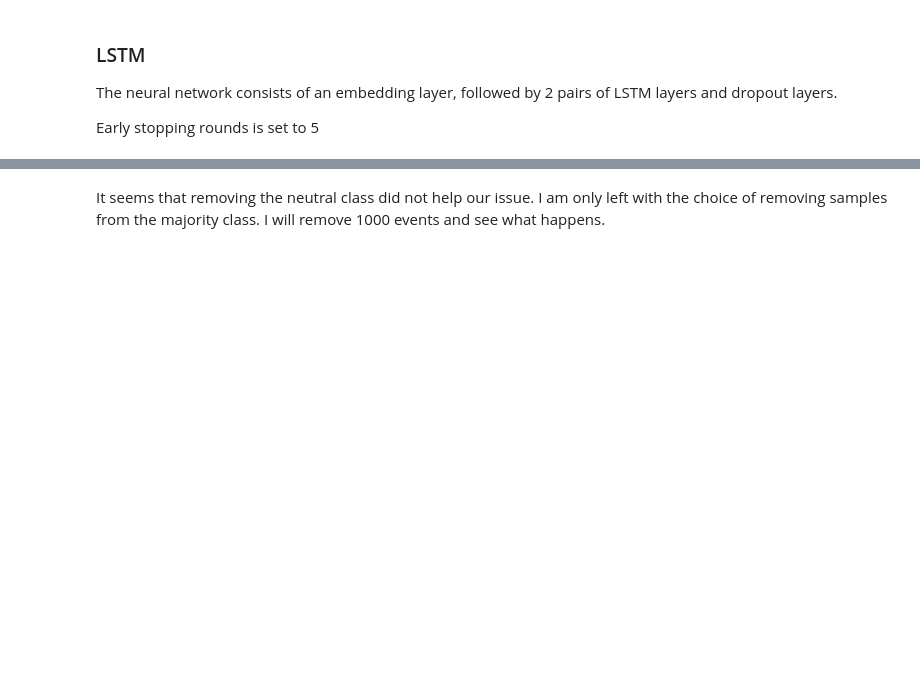
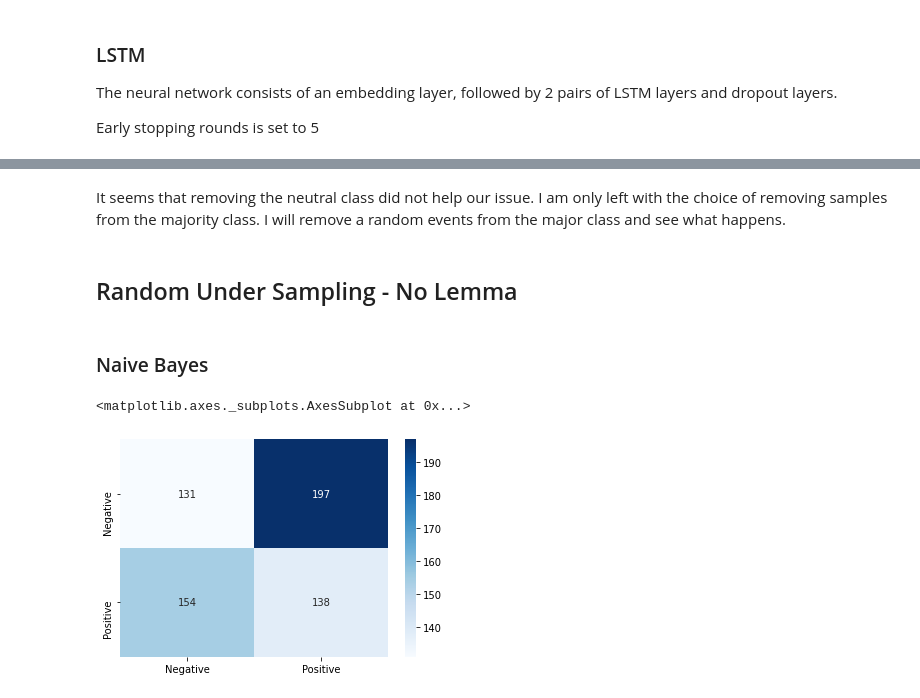
Before and after one commit to Hadryan/Amazon-Musical-Instrument-Sentiment-Analysis, a Jupyter notebook: Results.ipynb, the cells around one changed output, grey strips where cells are left out. Drawn from its saved outputs; the diff is of its cells as text; code cells hidden in the pictures; blank space fills up the shorter version.

```diff
--- a/Results.ipynb
+++ b/Results.ipynb
@@ -162,2 +162,20 @@ sns.heatmap(results_dict_no_lemma_new_approach['lstm']['acc'],
 # %% [markdown]
-It seems that removing the neutral class did not help our issue. I am only left with the choice of removing samples from the majority class. I will remove 1000 events and see what happens.
+It seems that removing the neutral class did not help our issue. I am only left with the choice of removing samples from the majority class. I will remove a random events from the major class and see what happens.
+# %% [markdown]
+## Random Under Sampling - No Lemma
+# %%
+with open('Data/pickles/new_approach_2/results_dict_no_lemma', 'rb') as file:
+    results_dict_no_lemma_new_approach_2 = pickle.load(file)
+# %% [markdown]
+### Naive Bayes
+# %%
+sns.heatmap(results_dict_no_lemma_new_approach_2['mnb']['acc'],
+            cmap='Blues',
+            cbar='False',
+            annot=True,
+            fmt='g',
+            xticklabels=['Negative', 'Positive'],
+            yticklabels=['Negative', 'Positive'])
+# %% [output]
+<matplotlib.axes._subplots.AxesSubplot at 0x...>
+[figure, added]
```
Also changed, not shown: parts of 19 cells of this notebook, 16 other files.
